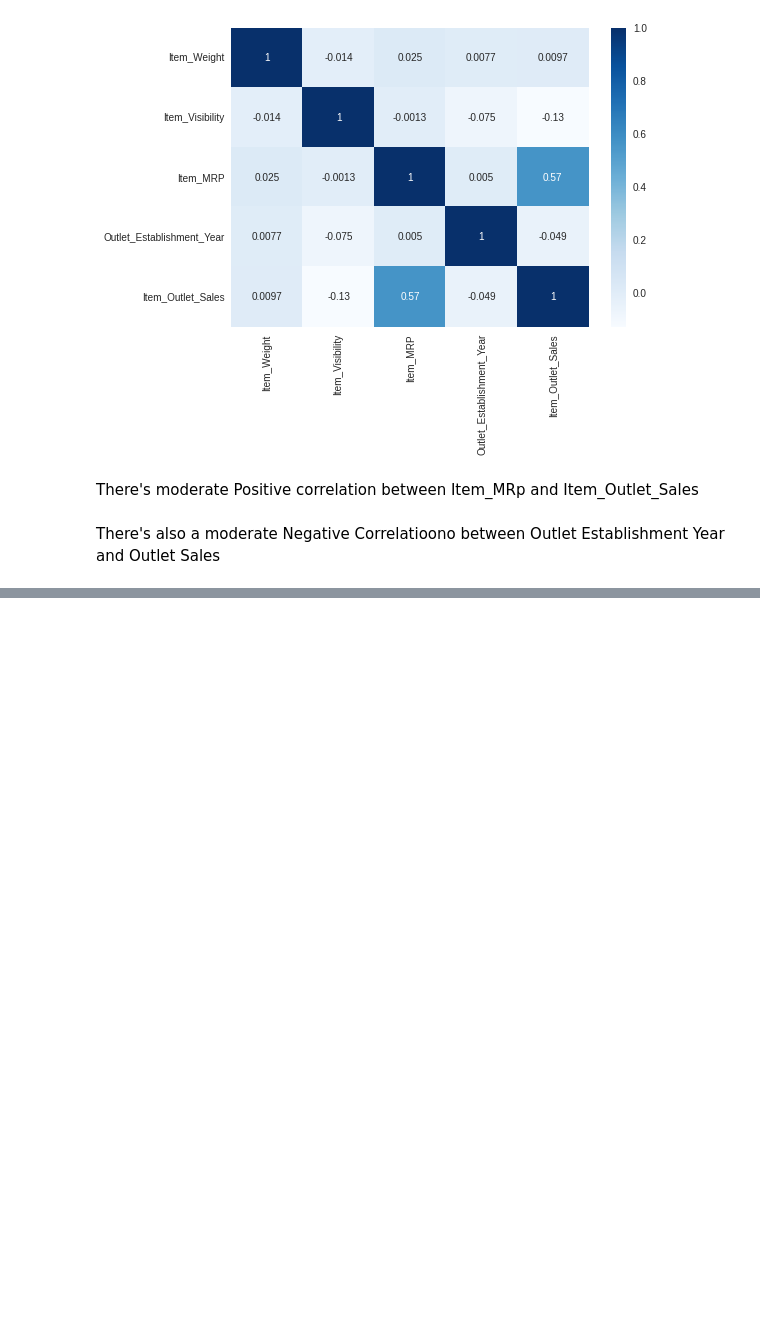
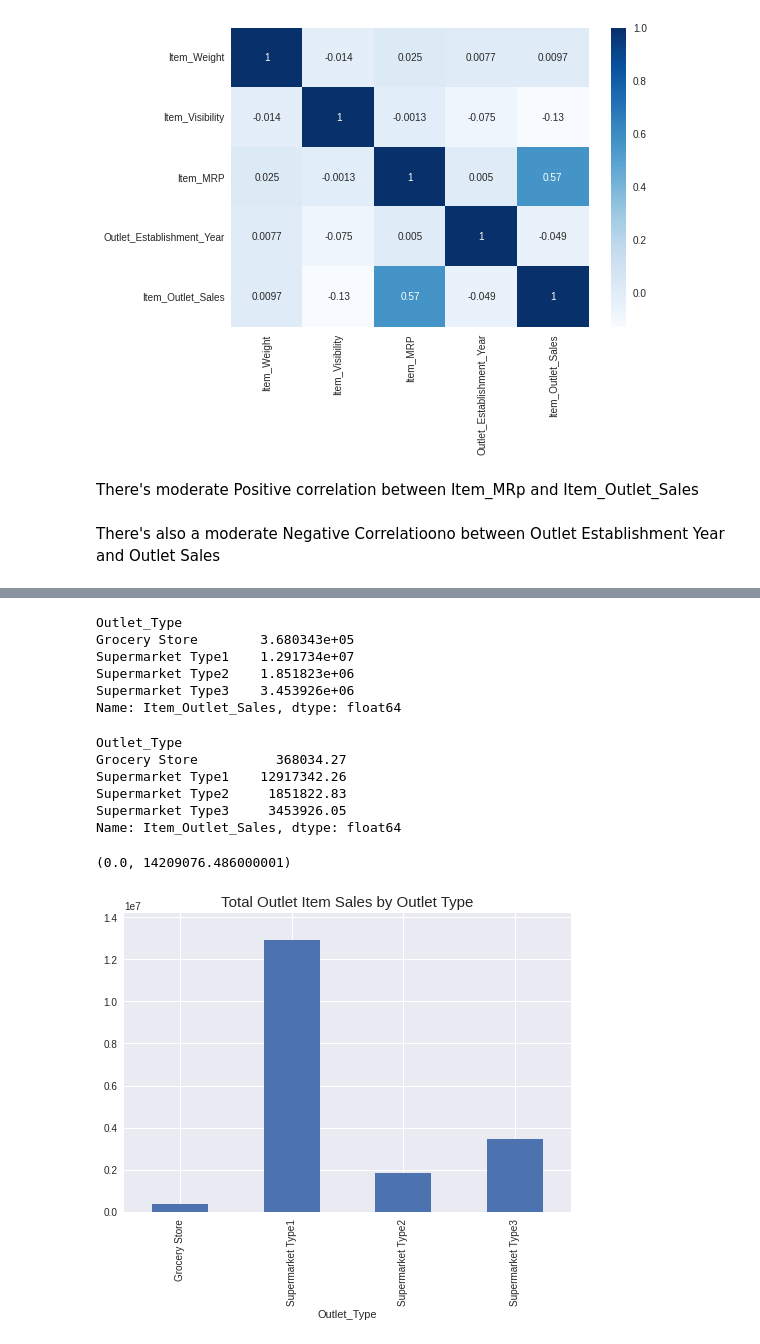
Before and after one commit to gatimo256/sales-predictions, a Jupyter notebook: Sales_Predictions.ipynb, the cells around one changed output, grey strips where cells are left out. Saved outputs shown, nothing was run; the diff lists cells and outputs as text; code cells hidden in the pictures; blank space fills up the shorter version.

```diff
--- a/Sales_Predictions.ipynb
+++ b/Sales_Predictions.ipynb
@@ -503,0 +605,4 @@ There's also a moderate Negative Correlatioono between Outlet Establishment Year
+# %%
+#Create a data from for only Item Type and Item_Outlet Sales
+df2 = pd.DataFrame(df.loc[:,['Outlet_Type','Item_Outlet_Sales']])
+df2
@@ -503,0 +623,30 @@ There's also a moderate Negative Correlatioono between Outlet Establishment Year
+# %%
+df2.groupby('Outlet_Type')['Item_Outlet_Sales'].sum()
+# %% [output]
+Outlet_Type
+Grocery Store        3.680343e+05
+Supermarket Type1    1.291734e+07
+Supermarket Type2    1.851823e+06
+Supermarket Type3    3.453926e+06
+Name: Item_Outlet_Sales, dtype: float64
+# %%
+item_sales_by_outlet_type = df2.groupby('Outlet_Type')['Item_Outlet_Sales'].sum()
+item_sales_by_outlet_type = item_sales_by_outlet_type.round(2)
+
+item_sales_by_outlet_type
+# %% [output]
+Outlet_Type
+Grocery Store          368034.27
+Supermarket Type1    12917342.26
+Supermarket Type2     1851822.83
+Supermarket Type3     3453926.05
+Name: Item_Outlet_Sales, dtype: float64
+# %%
+#plot a simple bar graph
+item_sales_by_outlet_type.plot(kind='bar')
+plt.title('Total Outlet Item Sales by Outlet Type', fontsize =15)
+
+plt.ylim(0, item_sales_by_outlet_type.max()*1.1)  # set the upper limit to 10% higher than the maximum value
+# %% [output]
+(0.0, 14209076.486000001)
+[figure, added]
```
Also changed, not shown: parts of 14 cells of this notebook.
